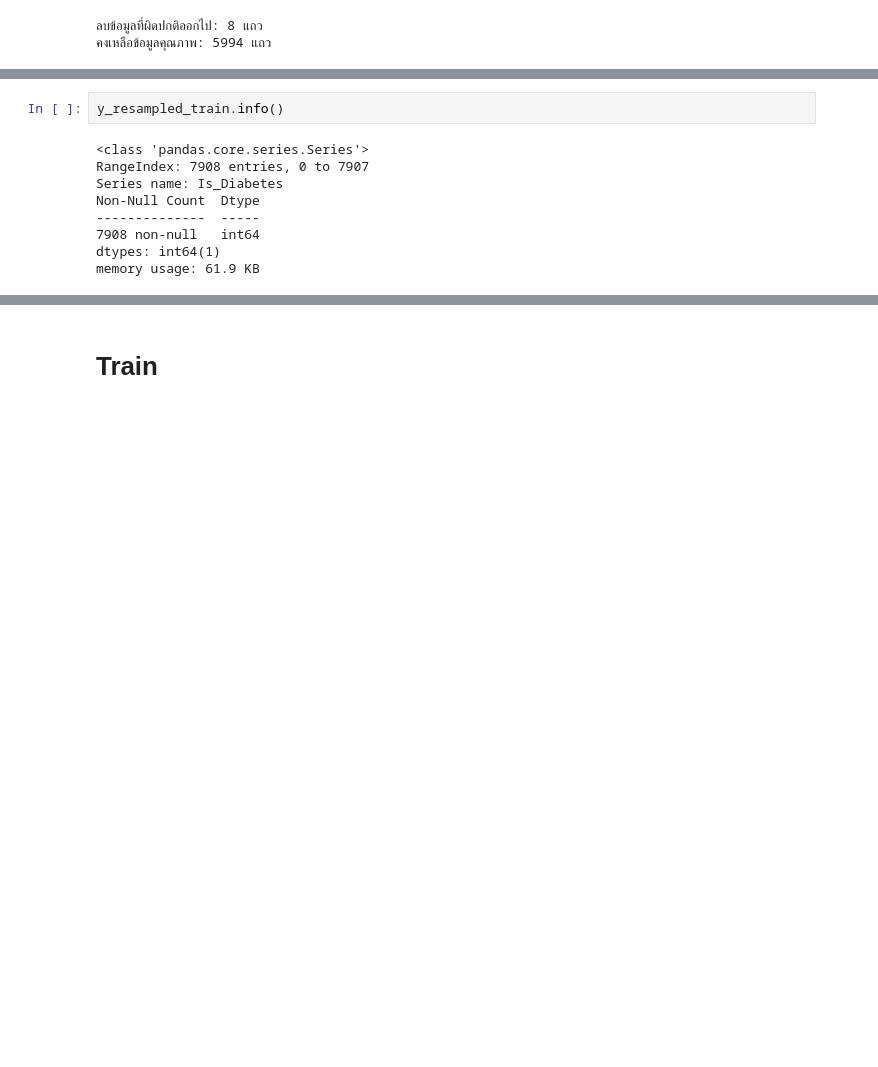
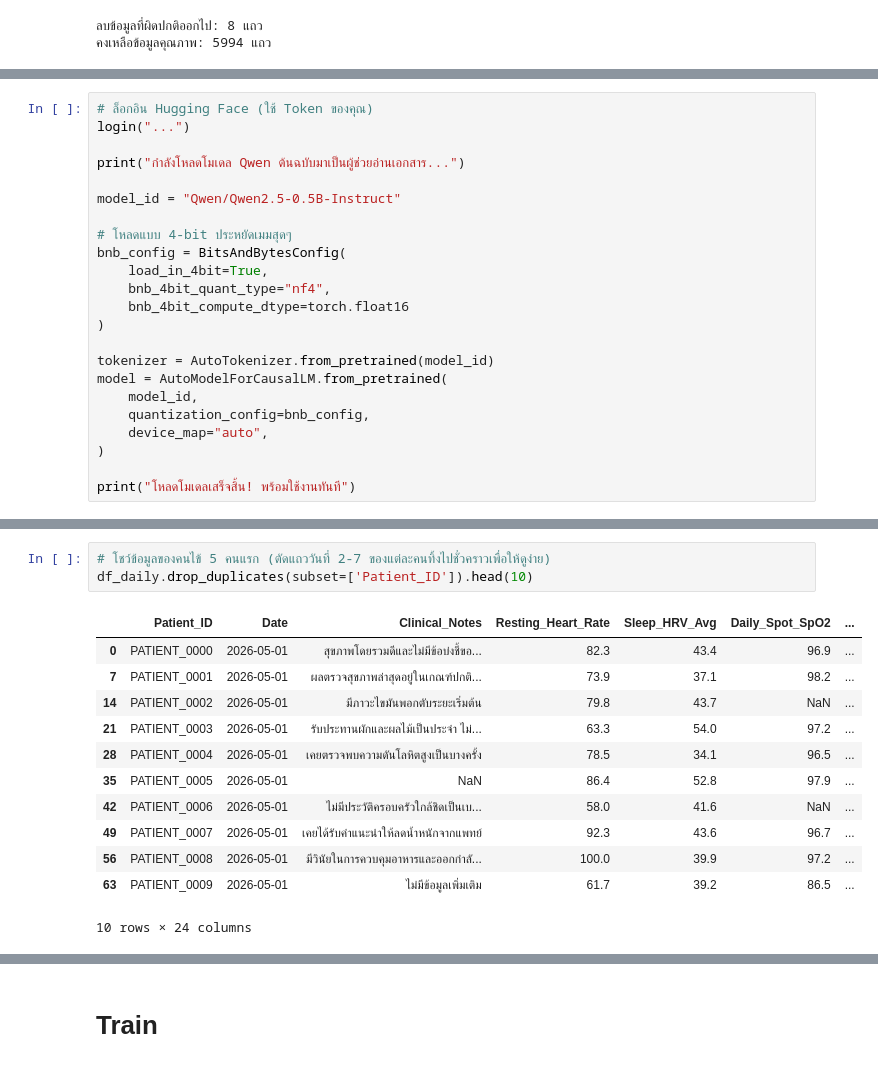
Before and after one commit to IAmSipp/diabetes_prediction_with_NHANSES_dataset, a Jupyter notebook: NextDecade_Diabetes_Wearable_Model.ipynb, the cells around one changed output, grey strips where cells are left out. Saved outputs shown, nothing was run; the diff lists cells and outputs as text; blank space fills up the shorter version.

```diff
--- a/NextDecade_Diabetes_Wearable_Model.ipynb
+++ b/NextDecade_Diabetes_Wearable_Model.ipynb
@@ -351,0 +562,23 @@ X_resampled_train, y_resampled_train = smote.fit_resample(X_train_final, y_train
+# %%
+# ล็อกอิน Hugging Face (ใช้ Token ของคุณ)
+login("...")
+
+print("กำลังโหลดโมเดล Qwen ต้นฉบับมาเป็นผู้ช่วยอ่านเอกสาร...")
+
+model_id = "Qwen/Qwen2.5-0.5B-Instruct"
+
+# โหลดแบบ 4-bit ประหยัดเมมสุดๆ
+bnb_config = BitsAndBytesConfig(
+    load_in_4bit=True,
+    bnb_4bit_quant_type="nf4",
+    bnb_4bit_compute_dtype=torch.float16
+)
+
+tokenizer = AutoTokenizer.from_pretrained(model_id)
+model = AutoModelForCausalLM.from_pretrained(
+    model_id,
+    quantization_config=bnb_config,
+    device_map="auto",
+)
+
+print("โหลดโมเดลเสร็จสิ้น! พร้อมใช้งานทันที")
@@ -372,11 +720,16 @@ memory usage: 617.9 KB
-# %%
-y_resampled_train.info()
-# %% [output]
-<class 'pandas.core.series.Series'>
-RangeIndex: 7908 entries, 0 to 7907
-Series name: Is_Diabetes
-Non-Null Count  Dtype
---------------  -----
-7908 non-null   int64
-dtypes: int64(1)
-memory usage: 61.9 KB
+# %%
+# โชว์ข้อมูลของคนไข้ 5 คนแรก (ตัดแถววันที่ 2-7 ของแต่ละคนทิ้งไปชั่วคราวเพื่อให้ดูง่าย)
+df_daily.drop_duplicates(subset=['Patient_ID']).head(10)
+# %% [output]
+|  | Patient_ID | Date | Clinical_Notes | Resting_Heart_Rate | Sleep_HRV_Avg | Daily_Spot_SpO2 | ... |
+| 0 | PATIENT_0000 | 2026-05-01 | สุขภาพโดยรวมดีและไม่มีข้อบ่งชี้ขอ... | 82.3 | 43.4 | 96.9 | ... |
+| 7 | PATIENT_0001 | 2026-05-01 | ผลตรวจสุขภาพล่าสุดอยู่ในเกณฑ์ปกติ... | 73.9 | 37.1 | 98.2 | ... |
+| 14 | PATIENT_0002 | 2026-05-01 | มีภาวะไขมันพอกตับระยะเริ่มต้น | 79.8 | 43.7 | NaN | ... |
+| 21 | PATIENT_0003 | 2026-05-01 | รับประทานผักและผลไม้เป็นประจำ ไม่... | 63.3 | 54.0 | 97.2 | ... |
+| 28 | PATIENT_0004 | 2026-05-01 | เคยตรวจพบความดันโลหิตสูงเป็นบางครั้ง | 78.5 | 34.1 | 96.5 | ... |
+| 35 | PATIENT_0005 | 2026-05-01 | NaN | 86.4 | 52.8 | 97.9 | ... |
+| 42 | PATIENT_0006 | 2026-05-01 | ไม่มีประวัติครอบครัวใกล้ชิดเป็นเบ... | 58.0 | 41.6 | NaN | ... |
+| 49 | PATIENT_0007 | 2026-05-01 | เคยได้รับคำแนะนำให้ลดน้ำหนักจากแพทย์ | 92.3 | 43.6 | 96.7 | ... |
+| 56 | PATIENT_0008 | 2026-05-01 | มีวินัยในการควบคุมอาหารและออกกำลั... | 100.0 | 39.9 | 97.2 | ... |
+| 63 | PATIENT_0009 | 2026-05-01 | ไม่มีข้อมูลเพิ่มเติม | 61.7 | 39.2 | 86.5 | ... |
+10 rows × 24 columns
```
Also changed, not shown: parts of 49 cells of this notebook, 2 other files.
